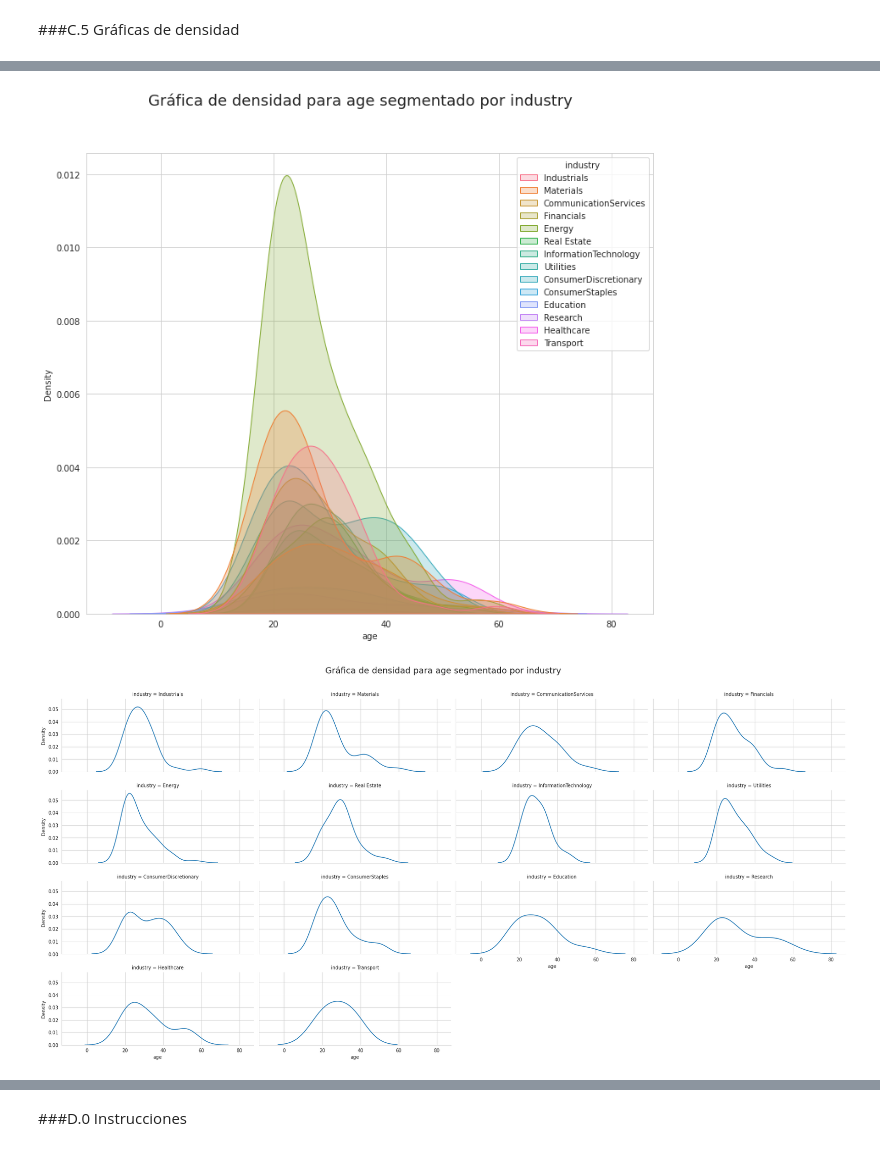
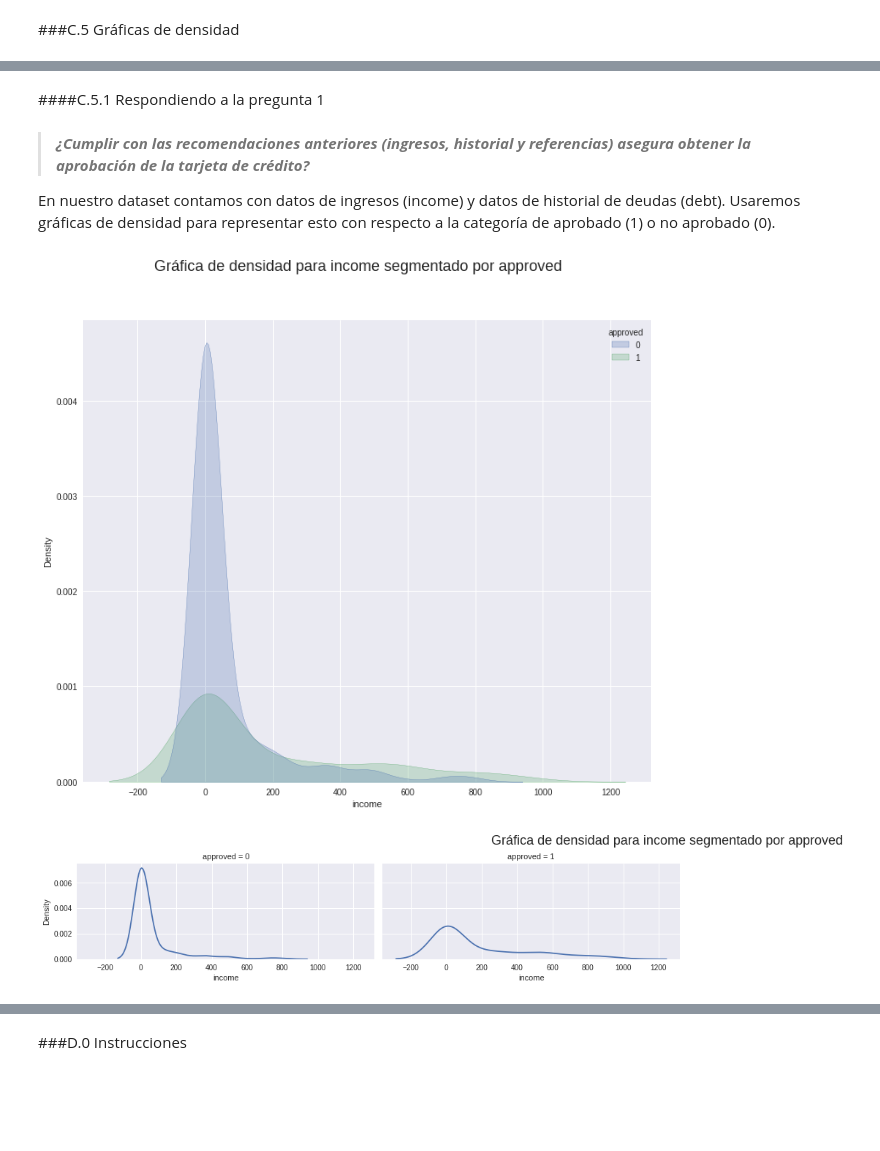
Before and after one commit to HanniaMele/bedu-equipo4-dataScience-M4, a Jupyter notebook: FinalProject_M4.ipynb, the cells around one changed output, grey strips where cells are left out. Cells and saved outputs as stored; diff of their text form; code cells hidden in the pictures; blank space fills up the shorter version.

```diff
--- a/FinalProject_M4.ipynb
+++ b/FinalProject_M4.ipynb
@@ -904,18 +931,27 @@ def grafica_densidad_completa(df_completo, columna, categoria):
   sns.kdeplot(df_completo[columna], shade=True, hue=categoria, ax=axis);
 
   fig.suptitle(f'Gráfica de densidad para {columna} segmentado por {categoria.name}', fontsize=18)
-# %%
-grafica_densidad_completa(df_copy, 'age', df_copy['industry'])
-# %% [output]
-[figure, removed]
 # %%
 #Creamos una función que nos permita graficar densidades por categoría separadas
 def grafica_densidad_individual(df_completo, columna, categoria):
   g = sns.FacetGrid(df_completo, col=categoria.name, col_wrap=4, aspect=2);
   g.map(sns.kdeplot, columna);
-  g.fig.subplots_adjust(top=0.9)
+  g.fig.subplots_adjust(top=0.8)
   g.fig.suptitle(f'Gráfica de densidad para {columna} segmentado por {categoria.name}', fontsize=18)
+# %% [markdown]
+####C.5.1 Respondiendo a la pregunta 1
+# %% [markdown]
+
+
+> _**¿Cumplir con las recomendaciones anteriores (ingresos, historial y referencias) asegura obtener la aprobación de la tarjeta de crédito?**_
+
+En nuestro dataset contamos con datos de ingresos (income) y datos de historial de deudas (debt). Usaremos gráficas de densidad para representar esto con respecto a la categoría de aprobado (1) o no aprobado (0).
+# %%
+#Para ingresos
+grafica_densidad_completa(df_copy, 'income', df_copy['approved'])
+# %% [output]
+[figure, added]
 # %%
-grafica_densidad_individual(df_copy, 'age', df_copy['industry'])
+grafica_densidad_individual(df_copy, 'income', df_copy['approved'])
 # %% [output]
-[figure, old version]
+[figure, new version]
```
Also changed, not shown: parts of 68 cells of this notebook.
